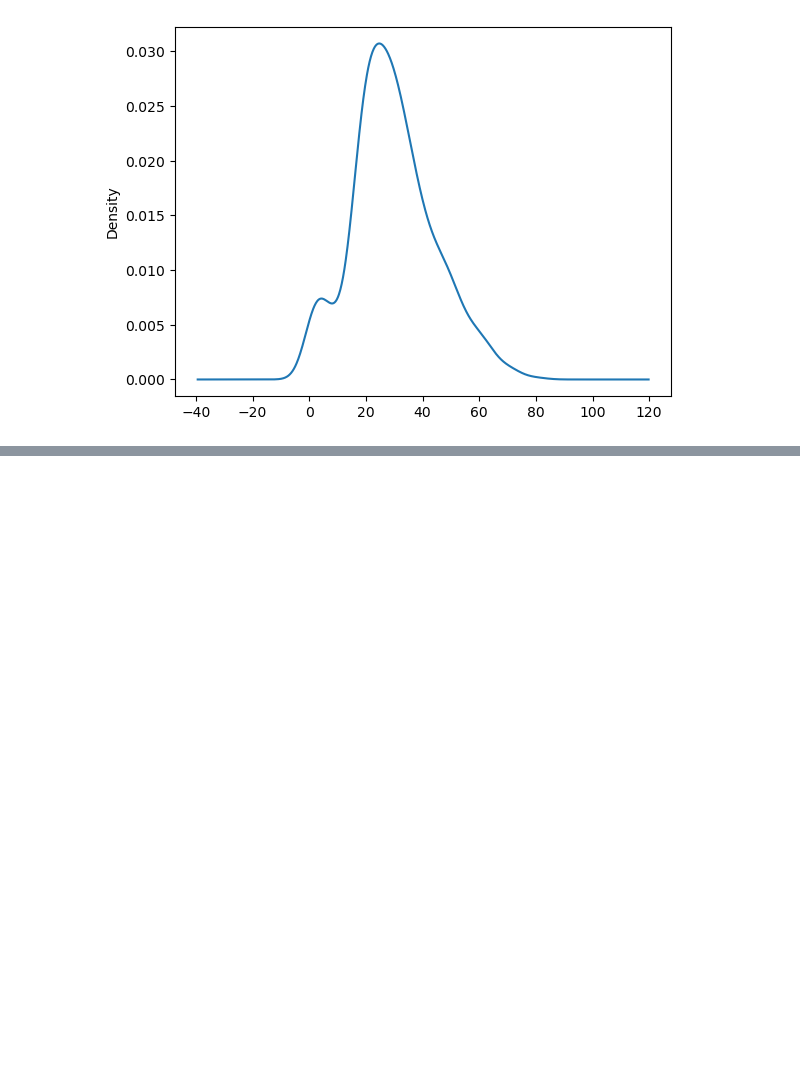
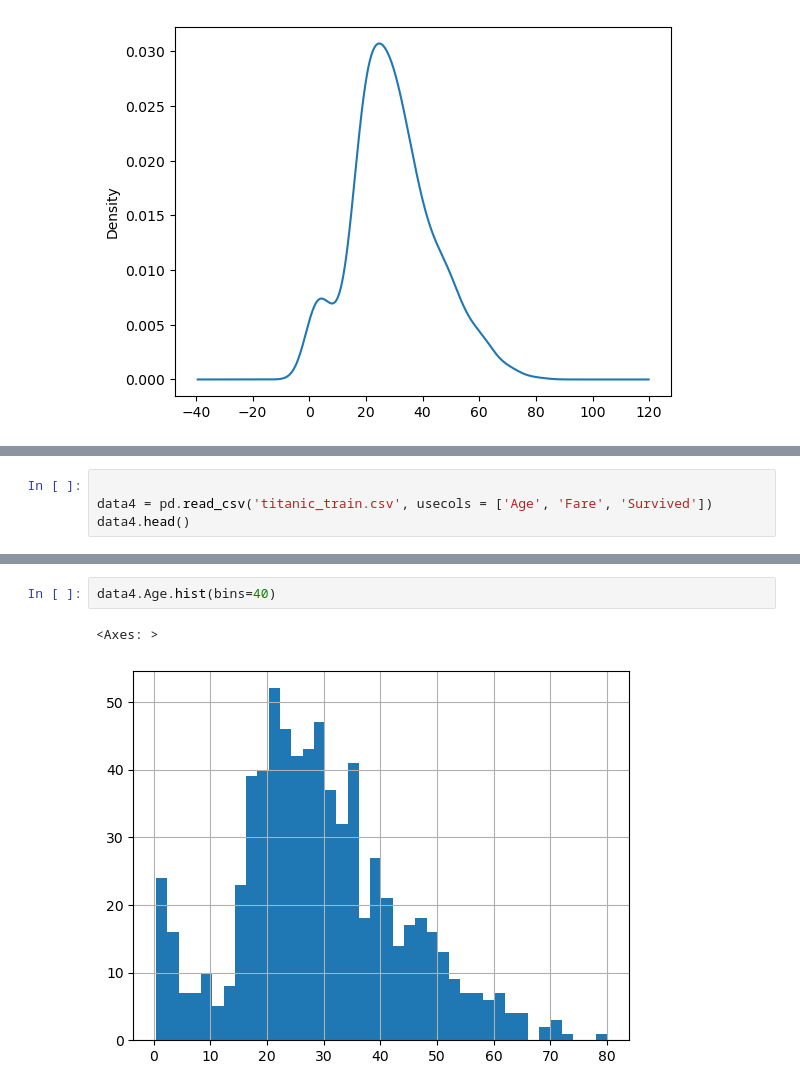
Before and after one commit to Mengistu1225/feature-engineering-practice, a Jupyter notebook: missing value handling.ipynb, the cells around one changed output, grey strips where cells are left out. Cells and saved outputs as stored; diff of their text form; blank space fills up the shorter version.

```diff
--- a/missing value handling.ipynb
+++ b/missing value handling.ipynb
@@ -335,0 +377,4 @@ AttributeError: 'DataFrame' object has no attribute 'Age_mean'
+# %%
+
+data4 = pd.read_csv('titanic_train.csv', usecols = ['Age', 'Fare', 'Survived'])
+data4.head()
@@ -335,0 +388,5 @@ AttributeError: 'DataFrame' object has no attribute 'Age_mean'
+# %%
+data4.Age.hist(bins=40)
+# %% [output]
+<Axes: >
+[figure, added]
```
Also changed, not shown: parts of 30 cells of this notebook, 3 other files.
